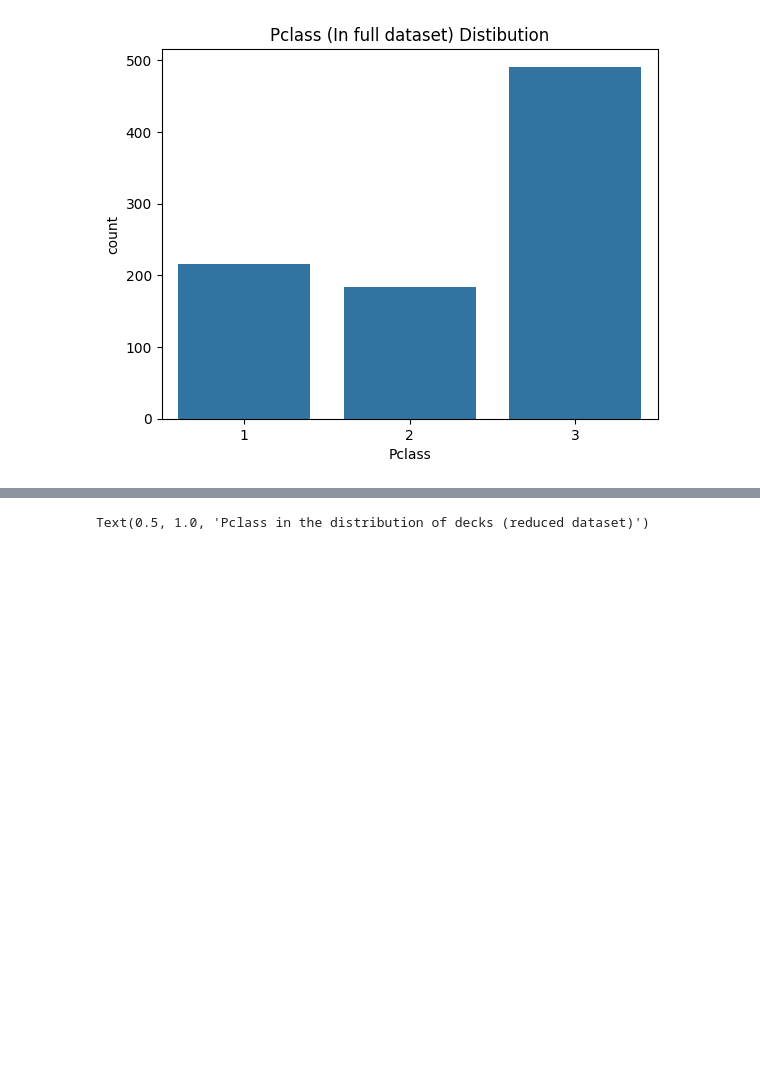
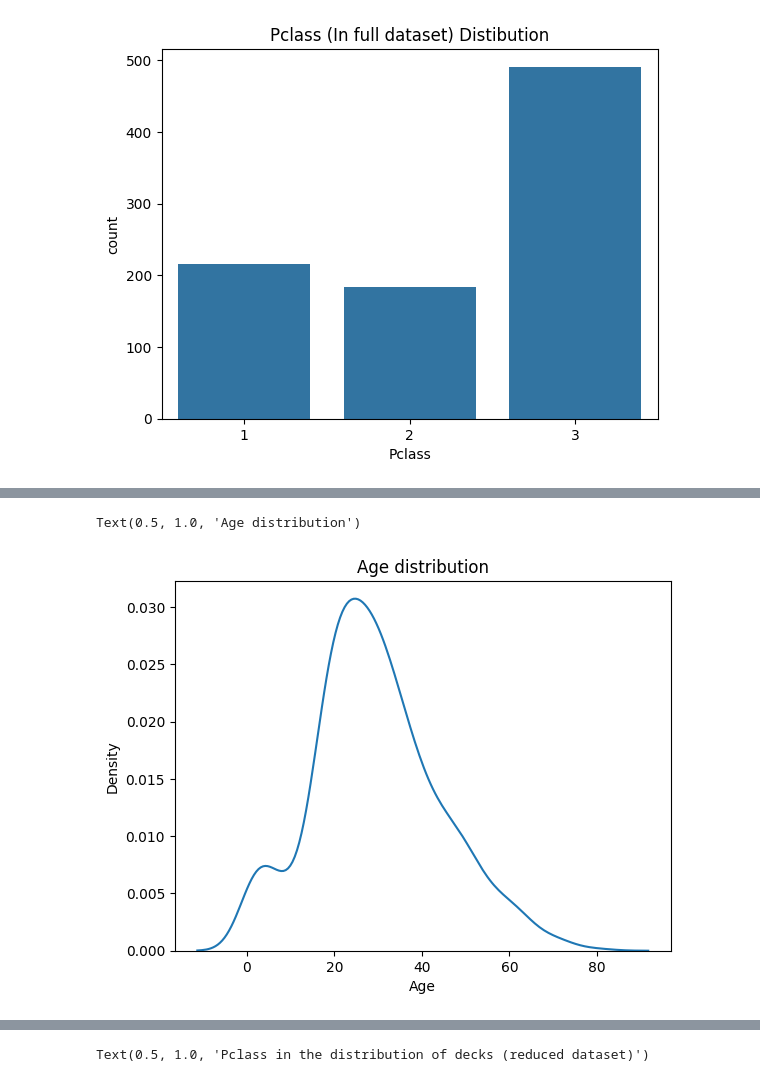
Before and after one commit to PigStep/ML-Titanic-Kaggle-contest, a Jupyter notebook: notebooks/ML titanic prediction/Titanic_notebook.ipynb, the cells around one changed output, grey strips where cells are left out. Saved outputs shown, nothing was run; the diff lists cells and outputs as text; code cells hidden in the pictures; blank space fills up the shorter version.

```diff
--- a/notebooks/ML titanic prediction/Titanic_notebook.ipynb
+++ b/notebooks/ML titanic prediction/Titanic_notebook.ipynb
@@ -141,0 +163,6 @@ Text(0.5, 1.0, 'Pclass (In full dataset) Distibution')
+# %%
+sns.kdeplot(titanic_train, x="Age")
+plt.title("Age distribution")
+# %% [output]
+Text(0.5, 1.0, 'Age distribution')
+[figure, added]
```
Also changed, not shown: parts of 13 cells of this notebook.
